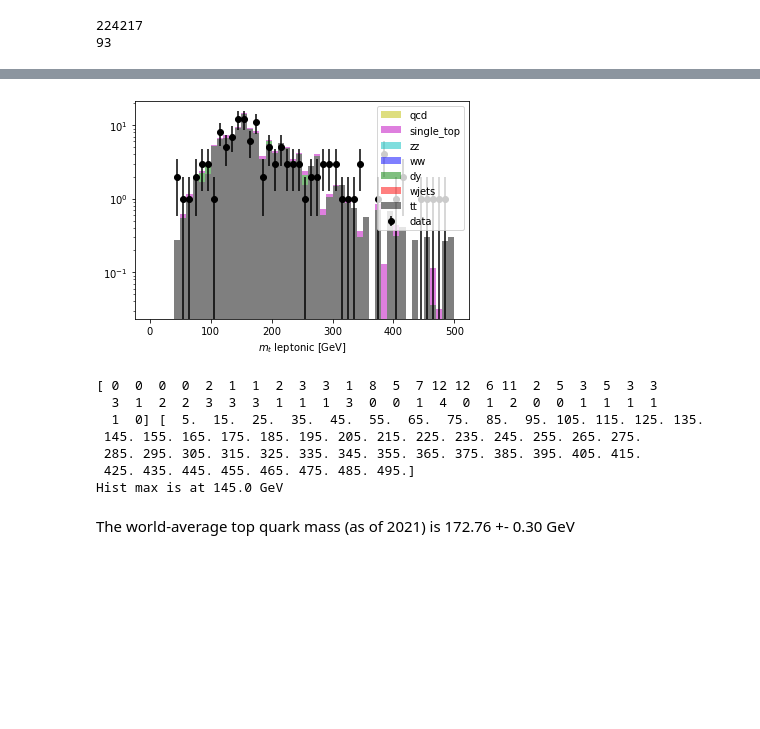
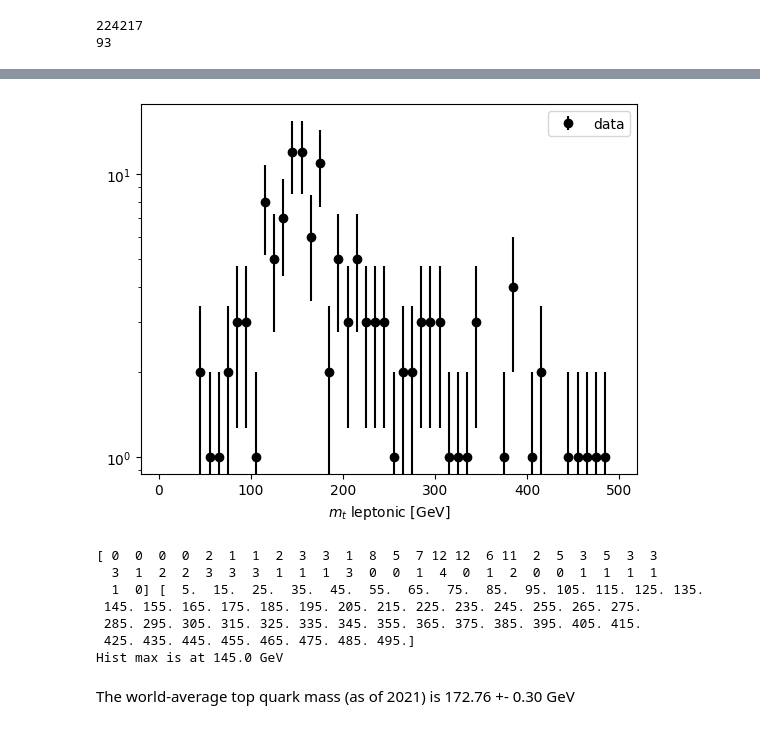
Before and after one commit to QuarkNet-HEP/ttbar-heptutorial, a Jupyter notebook: ttbar-heptutorial.ipynb, the cells around one changed output, grey strips where cells are left out. Drawn from its saved outputs; the diff is of its cells as text; code cells hidden in the pictures; blank space fills up the shorter version.

```diff
--- a/ttbar-heptutorial.ipynb
+++ b/ttbar-heptutorial.ipynb
@@ -182,14 +182,14 @@ for muons, 15 for taus. Negative numbers indicate anti-particles.
 * `EventWeight` (float): weight factor to be applied to simulated events due to different sample
 sizes.
 # %%
-data = uproot4.open('./data/data.root:events')
-ttbar = uproot4.open('./data/ttbar.root:events')
-wjets = uproot4.open('./data/wjets.root:events')
-dy = uproot4.open('./data/dy.root:events')
-ww = uproot4.open('./data/ww.root:events')
-zz = uproot4.open('./data/zz.root:events')
-single_top = uproot4.open('./data/single_top.root:events')
-qcd = uproot4.open('data/qcd.root:events')
+data = uproot.open('./data/data.root:events')
+ttbar = uproot.open('./data/ttbar.root:events')
+wjets = uproot.open('./data/wjets.root:events')
+dy = uproot.open('./data/dy.root:events')
+ww = uproot.open('./data/ww.root:events')
+zz = uproot.open('./data/zz.root:events')
+single_top = uproot.open('./data/single_top.root:events')
+qcd = uproot.open('data/qcd.root:events')
 # %%
 data.show()
 # %% [output]
@@ -1427,7 +1429,7 @@ plt.show()
 
 * Reconstruct the top quark from the leptonic branch as well. The z-component of the neutrino is not measured, as we only have transverse missing energy. You can calculate the z-component using a W mass constraint (two solutions).
 # %%
-events = one_iso_muon.copy()
+events = one_iso_muon
 
 events = events[(events.NJet > 3)]
 events = events[(events.NMuon == 1)]
@@ -1654,6 +1656,9 @@ xmax = 500
 
 masses = []
 weights = []
+
+'''
+This throws a ValueError, need to investigate
 
 for n in mc:
     m, w = get_leptonic_masses(mc[n], True)
@@ -1663,45 +1668,46 @@ for n in mc:
 plt.hist(
     masses,
     bins=nbins,
+    histtype='stepfilled',
     range=(0,xmax),
-    histtype='stepfilled',
+    color=colors,
     weights=weights,
-    color=colors,
     alpha=0.5,
     stacked=True,
     label=labels
 )
+'''
 
 masses, _ = get_leptonic_masses(events)
 
 n,b = np.histogram(masses, bins=nbins, range=(0,xmax))
 center = (b[:-1] + b[1:]) / 2
 yerrs = np.sqrt(n)
 
 plt.errorbar(
     center,
     n,
     yerr=yerrs,
     linestyle='None',
     color='black',
     marker='o',
     label='data'
 )
 
 plt.xlabel('$m_{t}$ leptonic [GeV]')
 plt.yscale('log')
 plt.legend(loc="upper right")
 plt.show()
 
 print(
     n, center
 )
 
 print(
     f'Hist max is at {center[np.argmax(n)]} GeV'
 )
 # %% [output]
-[figure, old version]
+[figure, new version]
 [ 0  0  0  0  2  1  1  2  3  3  1  8  5  7 12 12  6 11  2  5  3  5  3  3
   3  1  2  2  3  3  3  1  1  1  3  0  0  1  4  0  1  2  0  0  1  1  1  1
   1  0] [  5.  15.  25.  35.  45.  55.  65.  75.  85.  95. 105. 115. 125. 135.
```
Also changed, not shown: parts of 43 cells of this notebook, 1 other file.
